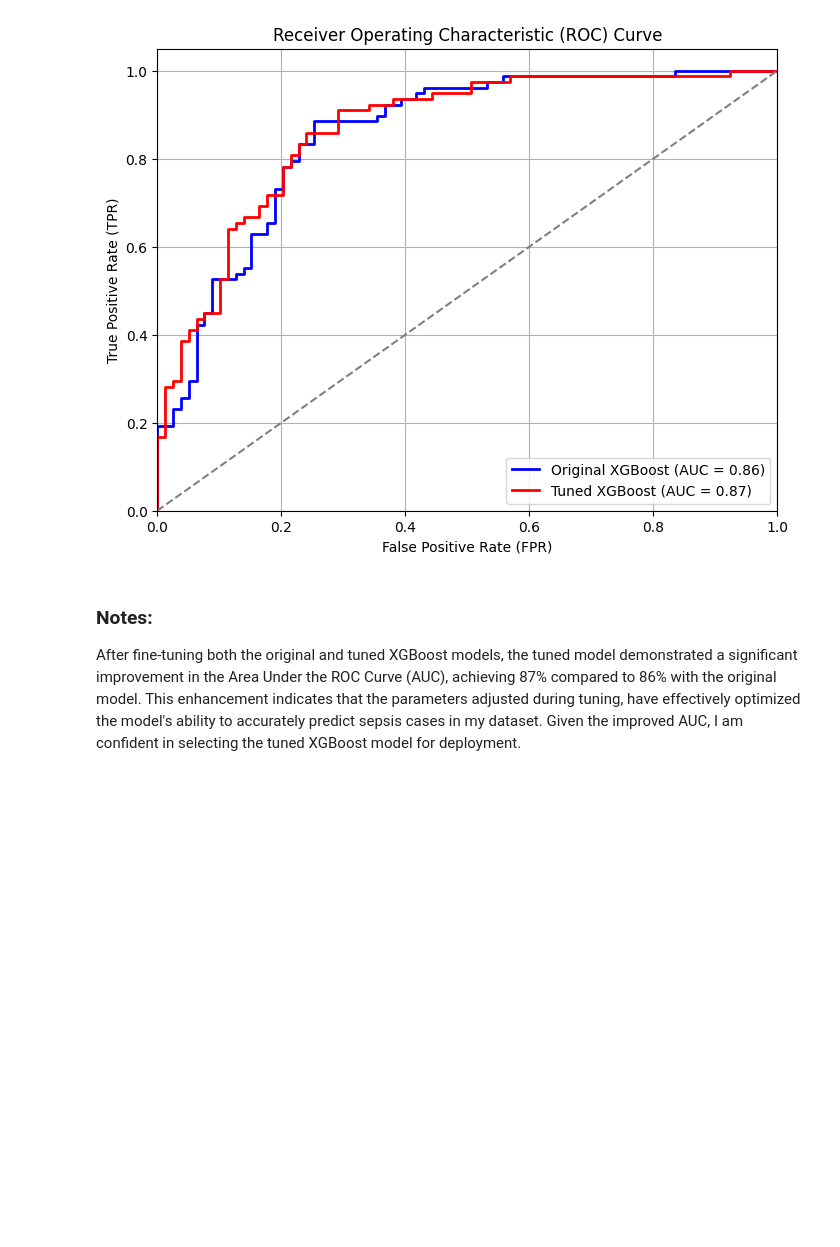
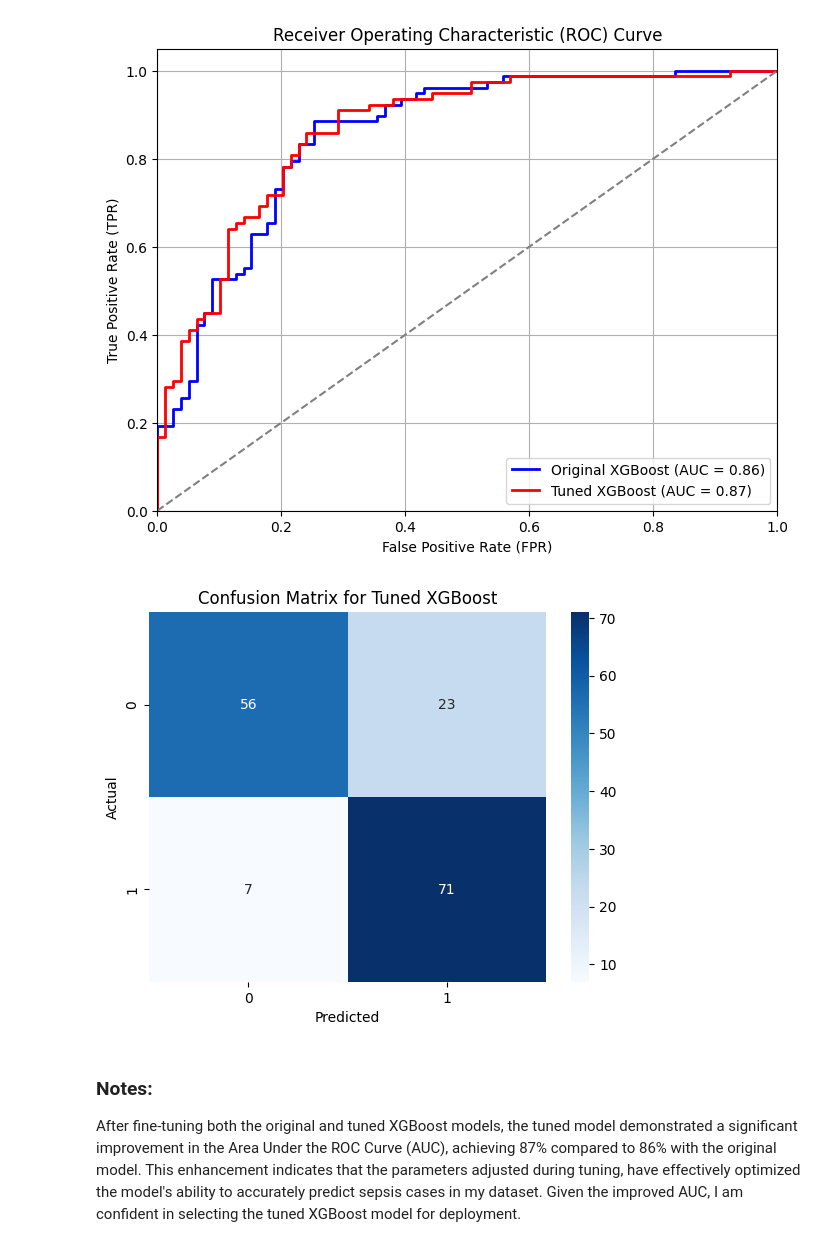
Before and after one commit to murithidenisgitobu/Sepsis-Predictor, a Jupyter notebook: Notebook.ipynb, the cells around one changed output. Drawn from its saved outputs; the diff is of its cells as text; code cells hidden in the pictures; blank space fills up the shorter version.

```diff
--- a/Notebook.ipynb
+++ b/Notebook.ipynb
@@ -985,6 +991,19 @@ plt.grid(True)
 plt.show()
 # %% [output]
 [figure]
+# %%
+# confusion_matrix for tuned xgb classifier
+confusion_matrix_tuned_xgb = confusion_matrix(y_test_encoded, y_pred_tuned_xgb)
+confusion_matrix_tuned_xgb
+
+# Create a heatmap
+sns.heatmap(confusion_matrix_tuned_xgb, annot=True, cmap='Blues', fmt='g')
+plt.title('Confusion Matrix for Tuned XGBoost')
+plt.xlabel('Predicted')
+plt.ylabel('Actual')
+plt.show()
+# %% [output]
+[figure, added]
 # %% [markdown]
 ### Notes:
 After fine-tuning both the original and tuned XGBoost models, the tuned model demonstrated a significant improvement in the Area Under the ROC Curve (AUC), achieving 87% compared to 86% with the original model. This enhancement indicates that the parameters adjusted during tuning, have effectively optimized the model's ability to accurately predict sepsis cases in my dataset. Given the improved AUC, I am confident in selecting the tuned XGBoost model for deployment.
```
Also changed, not shown: parts of 17 cells of this notebook.
